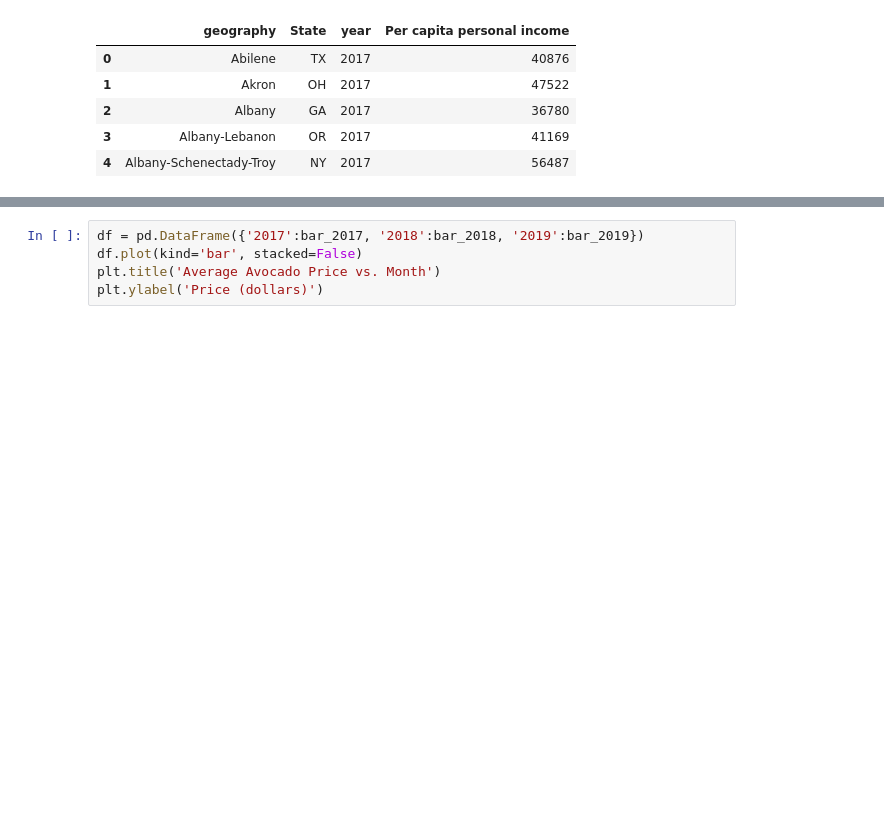
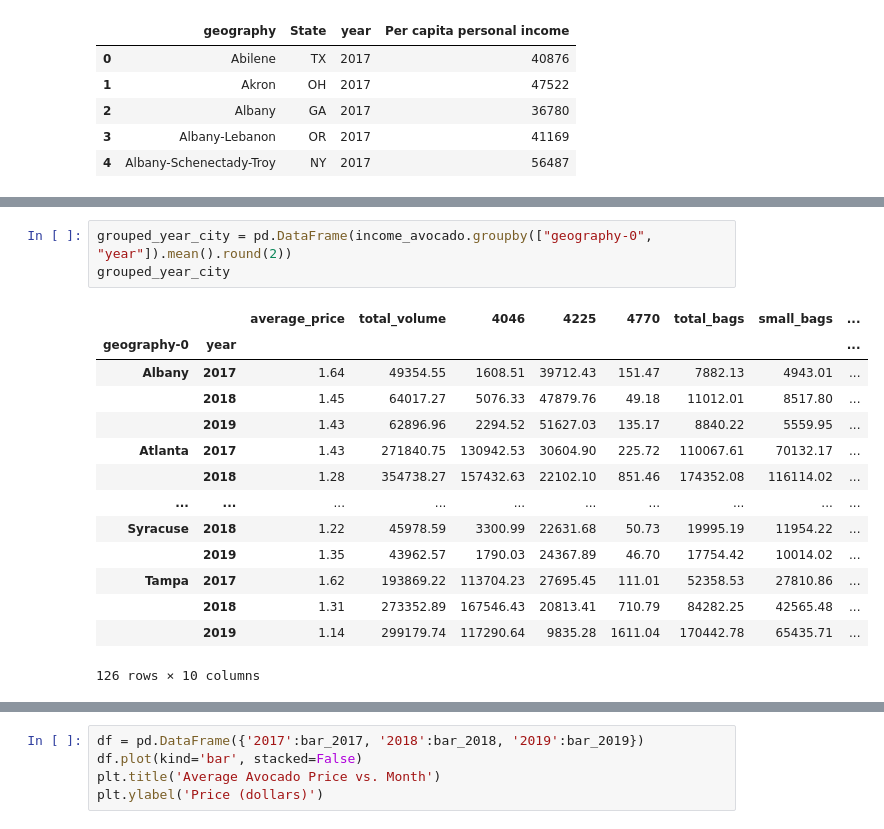
Before and after one commit to efennie/project_one, a Jupyter notebook: question_5_progress.ipynb, the cells around one changed output, grey strips where cells are left out. Drawn from its saved outputs; the diff is of its cells as text; blank space fills up the shorter version.

```diff
--- a/question_5_progress.ipynb
+++ b/question_5_progress.ipynb
@@ -157,2 +171,20 @@ income_avocado
+# %%
+grouped_year_city = pd.DataFrame(income_avocado.groupby(["geography-0", "year"]).mean().round(2))
+grouped_year_city
+# %% [output]
+|  |  | average_price | total_volume | 4046 | 4225 | 4770 | total_bags | small_bags | ... |
+| geography-0 | year |  |  |  |  |  |  |  | ... |
+| Albany | 2017 | 1.64 | 49354.55 | 1608.51 | 39712.43 | 151.47 | 7882.13 | 4943.01 | ... |
+|  | 2018 | 1.45 | 64017.27 | 5076.33 | 47879.76 | 49.18 | 11012.01 | 8517.80 | ... |
+|  | 2019 | 1.43 | 62896.96 | 2294.52 | 51627.03 | 135.17 | 8840.22 | 5559.95 | ... |
+| Atlanta | 2017 | 1.43 | 271840.75 | 130942.53 | 30604.90 | 225.72 | 110067.61 | 70132.17 | ... |
+|  | 2018 | 1.28 | 354738.27 | 157432.63 | 22102.10 | 851.46 | 174352.08 | 116114.02 | ... |
+| ... | ... | ... | ... | ... | ... | ... | ... | ... | ... |
+| Syracuse | 2018 | 1.22 | 45978.59 | 3300.99 | 22631.68 | 50.73 | 19995.19 | 11954.22 | ... |
+|  | 2019 | 1.35 | 43962.57 | 1790.03 | 24367.89 | 46.70 | 17754.42 | 10014.02 | ... |
+| Tampa | 2017 | 1.62 | 193869.22 | 113704.23 | 27695.45 | 111.01 | 52358.53 | 27810.86 | ... |
+|  | 2018 | 1.31 | 273352.89 | 167546.43 | 20813.41 | 710.79 | 84282.25 | 42565.48 | ... |
+|  | 2019 | 1.14 | 299179.74 | 117290.64 | 9835.28 | 1611.04 | 170442.78 | 65435.71 | ... |
+126 rows × 10 columns
 # %%
 #get averages for each city per month per year, essentially condense all the data points per month into one averaged value
```
Also changed, not shown: parts of 7 cells of this notebook, 1 other file.
